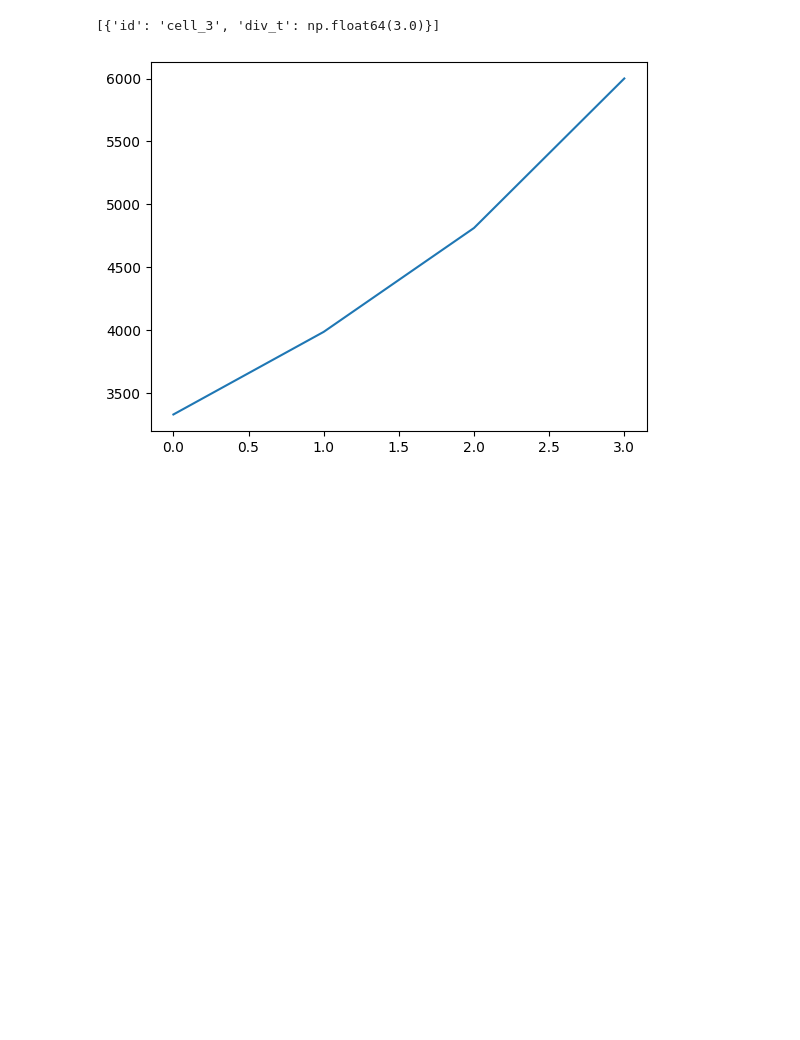
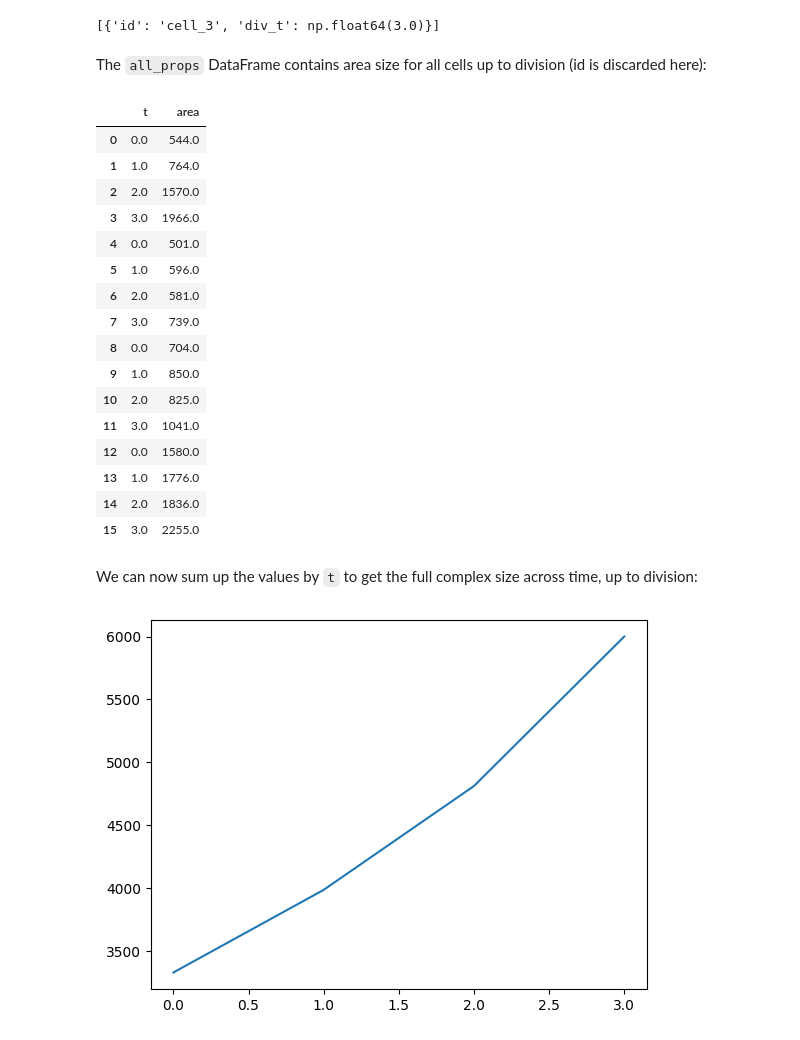
Before and after one commit to guiwitz/napari-meristem, a Jupyter notebook: docs/Meristem_postproc.ipynb, the cells around one changed output. Cells and saved outputs as stored; diff of their text form; code cells hidden in the pictures; blank space fills up the shorter version.

````diff
--- a/docs/Meristem_postproc.ipynb
+++ b/docs/Meristem_postproc.ipynb
@@ -165 +243,25 @@ for k in all_trees.keys():
+# %% [markdown]
+The ```all_props``` DataFrame contains area size for all cells up to division (id is discarded here):
+# %%
+all_props
+# %% [output]
+|  | t | area |
+| 0 | 0.0 | 544.0 |
+| 1 | 1.0 | 764.0 |
+| 2 | 2.0 | 1570.0 |
+| 3 | 3.0 | 1966.0 |
+| 4 | 0.0 | 501.0 |
+| 5 | 1.0 | 596.0 |
+| 6 | 2.0 | 581.0 |
+| 7 | 3.0 | 739.0 |
+| 8 | 0.0 | 704.0 |
+| 9 | 1.0 | 850.0 |
+| 10 | 2.0 | 825.0 |
+| 11 | 3.0 | 1041.0 |
+| 12 | 0.0 | 1580.0 |
+| 13 | 1.0 | 1776.0 |
+| 14 | 2.0 | 1836.0 |
+| 15 | 3.0 | 2255.0 |
+# %% [markdown]
+We can now sum up the values by `t` to get the full complex size across time, up to division:
 # %%
````
Also changed, not shown: parts of 28 cells of this notebook.
